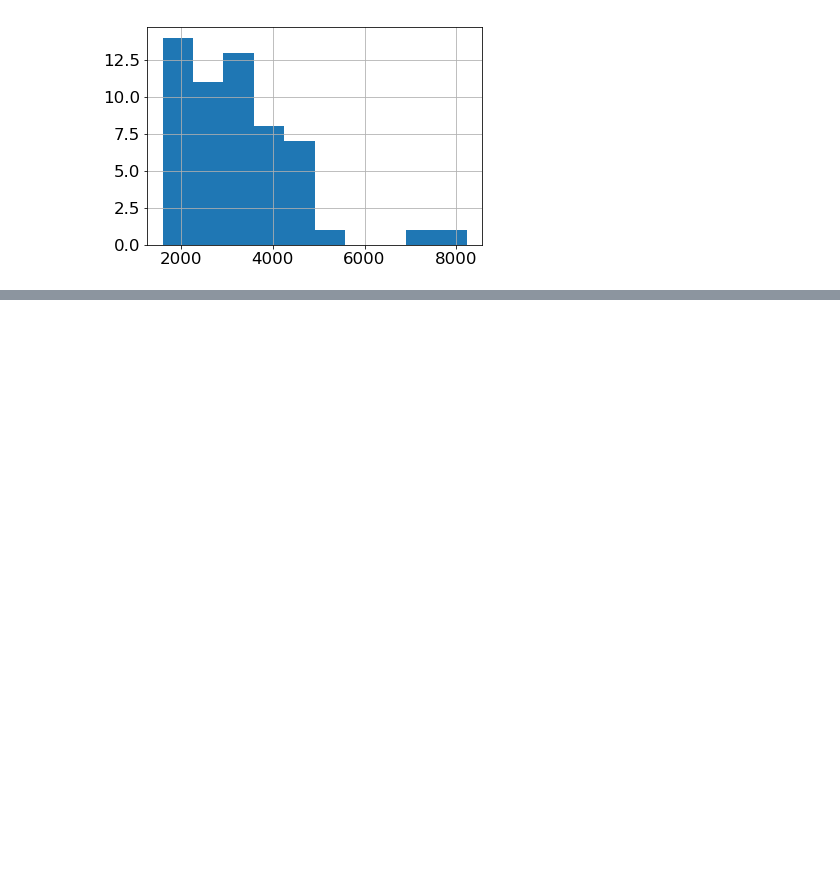
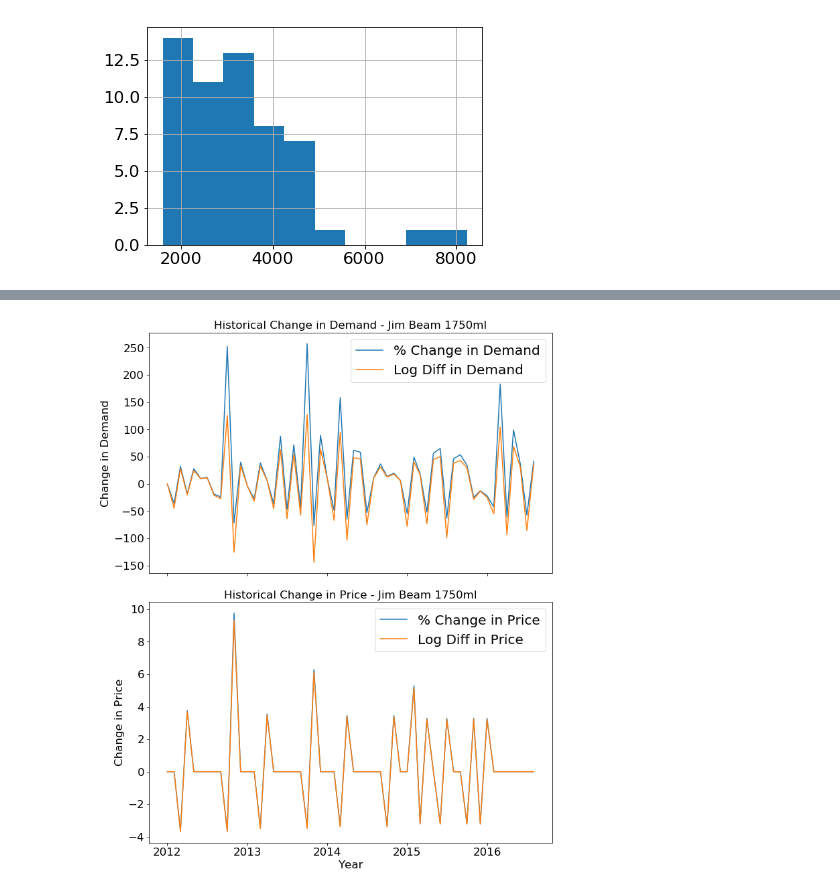
Before and after one commit to nicholsonjohnc/promotion-optimization, a Jupyter notebook: Untitled.ipynb, the cells around one changed output, grey strips where cells are left out. Cells and saved outputs as stored; diff of their text form; code cells hidden in the pictures; blank space fills up the shorter version.

Commit message:
change in demand price plot

```diff
--- a/Untitled.ipynb
+++ b/Untitled.ipynb
@@ -113,0 +99,10 @@ array([[<matplotlib.axes._subplots.AxesSubplot object at 0x...>,
+# %%
+df = pd.read_csv('agg_data.csv')
+df['month'] = pd.to_datetime(df['month'])
+df['DemandPctChange'] = df['Demand'].pct_change()
+df['LogDemand'] = np.log(df['Demand'])
+df['LogDemandDiff'] = df['LogDemand'].diff()
+df['PricePctChange'] = df['Price'].pct_change()
+df['LogPrice'] = np.log(df['Price'])
+df['LogPriceDiff'] = df['LogPrice'].diff()
+df.head()
@@ -113,0 +116,25 @@ array([[<matplotlib.axes._subplots.AxesSubplot object at 0x...>,
+# %%
+DemandPctChange = pd.Series(df['DemandPctChange']).values
+LogDemandDiff = pd.Series(df['LogDemandDiff']).values
+PricePctChange = pd.Series(df['PricePctChange']).values
+LogPriceDiff = pd.Series(df['LogPriceDiff']).values
+# %%
+DemandPctChange[0] = 0
+LogDemandDiff[0] = 0
+PricePctChange[0] = 0
+LogPriceDiff[0] = 0
+fig, ax = plt.subplots(2, 1, sharex=True, figsize=(10, 12))
+ax[0].plot(Month, DemandPctChange*100, '-',
+           Month, LogDemandDiff*100, '-');
+ax[0].set_title('Historical Change in Demand - Jim Beam 1750ml')
+ax[0].set_ylabel('Change in Demand')
+ax[0].legend(['% Change in Demand', 'Log Diff in Demand'], loc=1)
+ax[1].plot(Month, PricePctChange*100, '-',
+           Month, LogPriceDiff*100, '-');
+ax[1].set_title('Historical Change in Price - Jim Beam 1750ml')
+ax[1].set_ylabel('Change in Price')
+ax[1].set_xlabel('Year')
+ax[1].legend(['% Change in Price', 'Log Diff in Price'], loc=1)
+fig.tight_layout()
+# %% [output]
+[figure, added]
```
Also changed, not shown: parts of 3 cells of this notebook, 2 other files.
